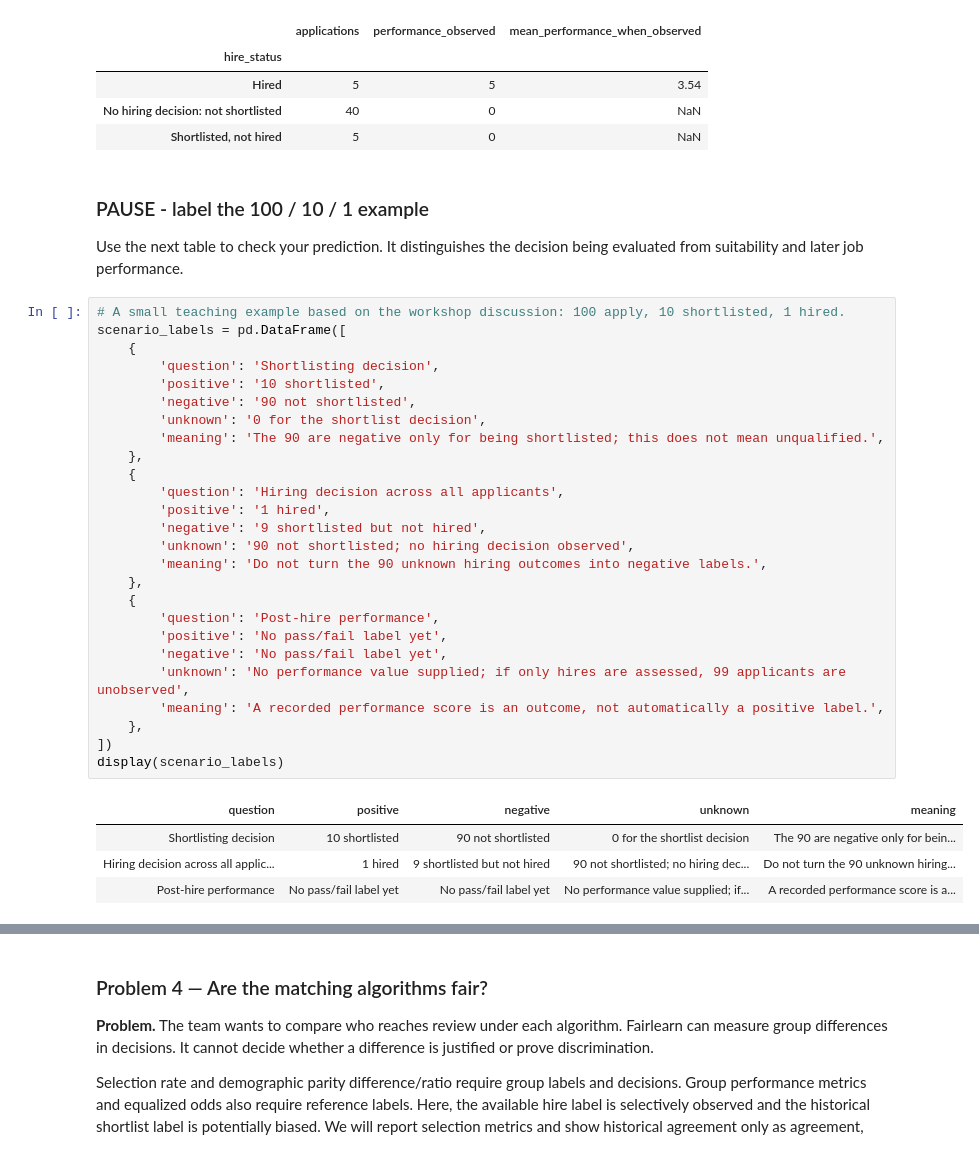
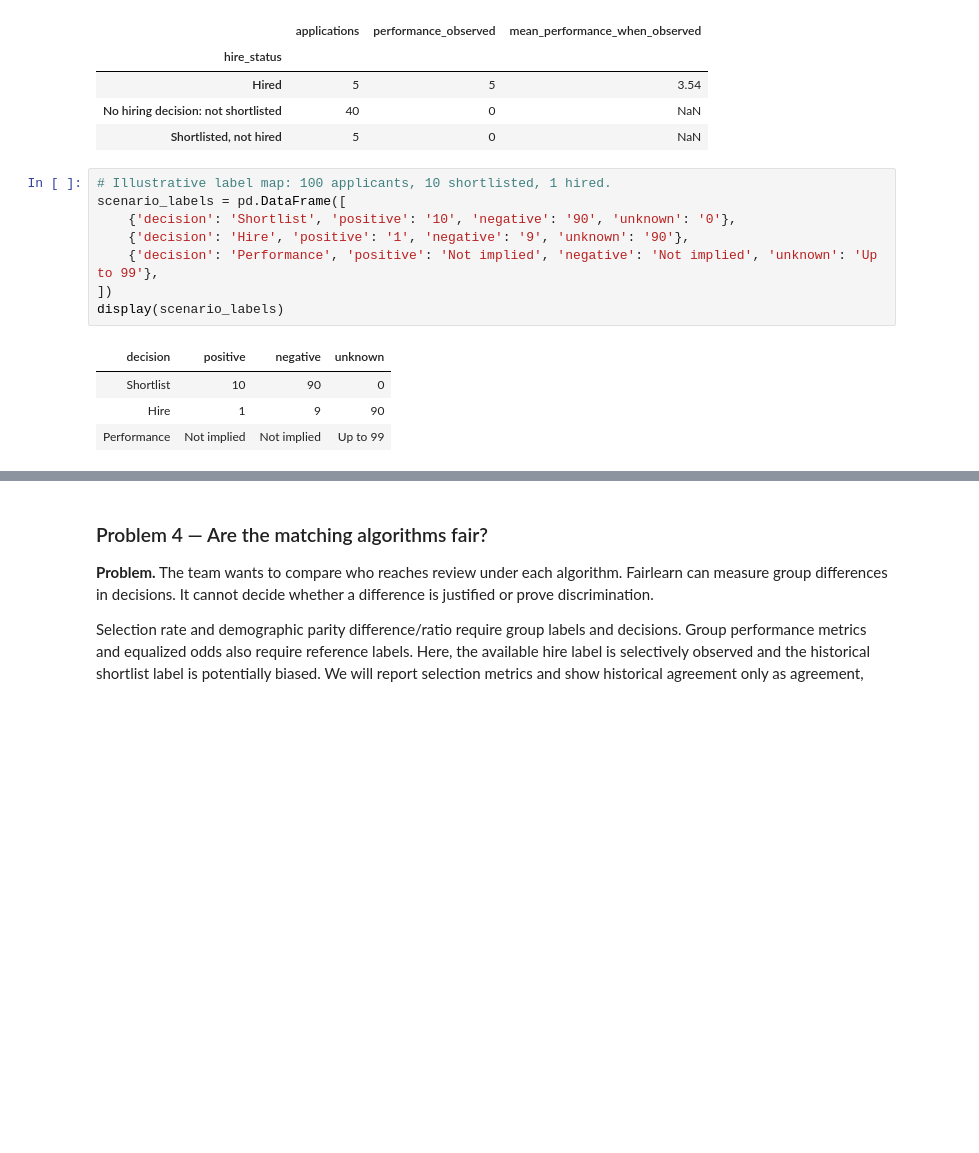
Before and after one commit to 123botieno/HR_use-case, a Jupyter notebook: job-matching-fairness/job_matching_fairness.ipynb, the cells around one changed output, grey strips where cells are left out. Saved outputs shown, nothing was run; the diff lists cells and outputs as text; blank space fills up the shorter version.

Commit message:
Streamline missing outcome evaluation lesson

```diff
--- a/job-matching-fairness/job_matching_fairness.ipynb
+++ b/job-matching-fairness/job_matching_fairness.ipynb
@@ -365,38 +357,16 @@ Blank post_hire_performance values: 45
 | Hired | 5 | 5 | 3.54 |
 | No hiring decision: not shortlisted | 40 | 0 | NaN |
 | Shortlisted, not hired | 5 | 0 | NaN |
-# %% [markdown]
-### PAUSE - label the 100 / 10 / 1 example
-
-Use the next table to check your prediction. It distinguishes the decision being evaluated from suitability and later job performance.
 # %%
-# A small teaching example based on the workshop discussion: 100 apply, 10 shortlisted, 1 hired.
+# Illustrative label map: 100 applicants, 10 shortlisted, 1 hired.
 scenario_labels = pd.DataFrame([
-    {
-        'question': 'Shortlisting decision',
-        'positive': '10 shortlisted',
-        'negative': '90 not shortlisted',
-        'unknown': '0 for the shortlist decision',
-        'meaning': 'The 90 are negative only for being shortlisted; this does not mean unqualified.',
-    },
-    {
-        'question': 'Hiring decision across all applicants',
-        'positive': '1 hired',
-        'negative': '9 shortlisted but not hired',
-        'unknown': '90 not shortlisted; no hiring decision observed',
-        'meaning': 'Do not turn the 90 unknown hiring outcomes into negative labels.',
-    },
-    {
-        'question': 'Post-hire performance',
-        'positive': 'No pass/fail label yet',
-        'negative': 'No pass/fail label yet',
-        'unknown': 'No performance value supplied; if only hires are assessed, 99 applicants are unobserved',
-        'meaning': 'A recorded performance score is an outcome, not automatically a positive label.',
-    },
+    {'decision': 'Shortlist', 'positive': '10', 'negative': '90', 'unknown': '0'},
+    {'decision': 'Hire', 'positive': '1', 'negative': '9', 'unknown': '90'},
+    {'decision': 'Performance', 'positive': 'Not implied', 'negative': 'Not implied', 'unknown': 'Up to 99'},
 ])
 display(scenario_labels)
 # %% [output]
-| question | positive | negative | unknown | meaning |
-| Shortlisting decision | 10 shortlisted | 90 not shortlisted | 0 for the shortlist decision | The 90 are negative only for bein... |
-| Hiring decision across all applic... | 1 hired | 9 shortlisted but not hired | 90 not shortlisted; no hiring dec... | Do not turn the 90 unknown hiring... |
-| Post-hire performance | No pass/fail label yet | No pass/fail label yet | No performance value supplied; if... | A recorded performance score is a... |
+| decision | positive | negative | unknown |
+| Shortlist | 10 | 90 | 0 |
+| Hire | 1 | 9 | 90 |
+| Performance | Not implied | Not implied | Up to 99 |
```
Also changed, not shown: parts of 3 cells of this notebook, 2 other files.
